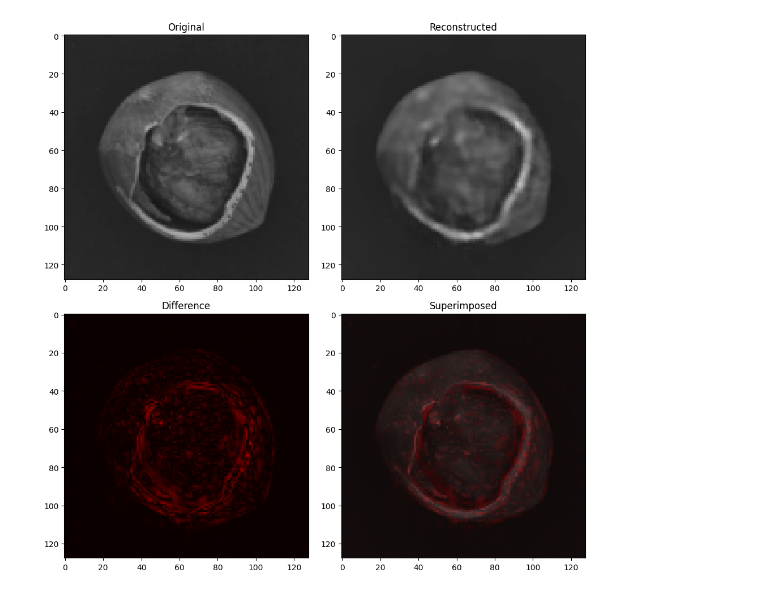
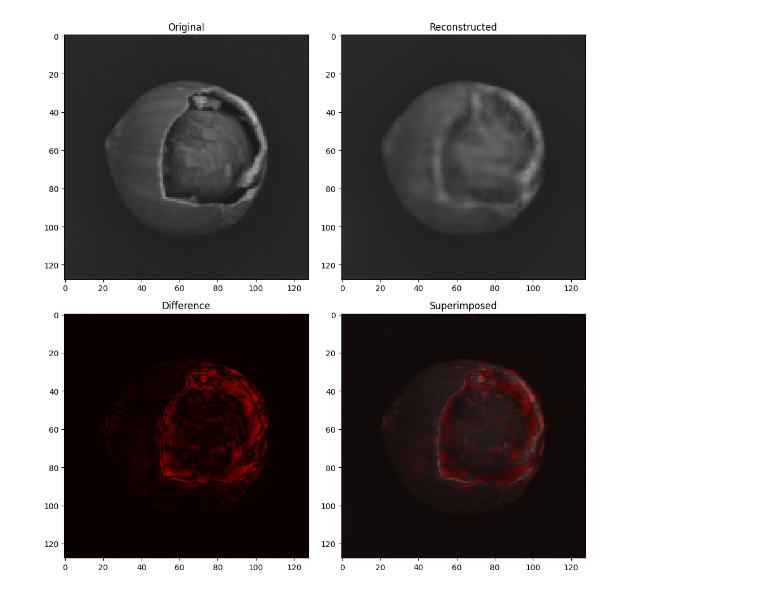
Before and after one commit to es-ude/anomaly-detection-demo, a Jupyter notebook: notebooks/mvtec/anomaly_detection.ipynb, the cells around one changed output. Saved outputs shown, nothing was run; the diff lists cells and outputs as text; code cells hidden in the pictures.

```diff
--- a/notebooks/mvtec/anomaly_detection.ipynb
+++ b/notebooks/mvtec/anomaly_detection.ipynb
@@ -62,23 +44,23 @@ Autoencoder(
 # %%
-img_original, _ = cast(torch.Tensor, ds_test[52])
+img_original, _ = cast(torch.Tensor, ds_test[42])
 with torch.no_grad():
     img_reconstr = cast(torch.Tensor, model(img_original))
 
 img_diff = (img_original - img_reconstr).abs()
 
 fig, axs = plt.subplots(nrows=2, ncols=2, figsize=(10, 10), tight_layout=True)
 
 def plot_image(ax, img: torch.Tensor, title: str, cmap: str, alpha=1) -> None:
     ax.imshow(img.movedim(0, -1), cmap=cmap, vmin=0, vmax=1, alpha=alpha)
     ax.set_title(title)
 
 plot_image(axs[0, 0], img_original, title="Original", cmap="gray")
 plot_image(axs[0, 1], img_reconstr, title="Reconstructed", cmap="gray")
 plot_image(axs[1, 0], img_diff, title="Difference", cmap="hot")
 plot_image(axs[1, 1], img_original, title="", cmap="grey")
 plot_image(axs[1, 1], img_diff, title="Superimposed", cmap="hot", alpha=0.7)
 # %% [output]
-[figure, old version]
+[figure, new version]
 # %%
 data: dict[str, Any] = {"set": [], "idx": [], "loss": [], "label": []}
 
```
Also changed, not shown: parts of 9 cells of this notebook, 2 other files.
